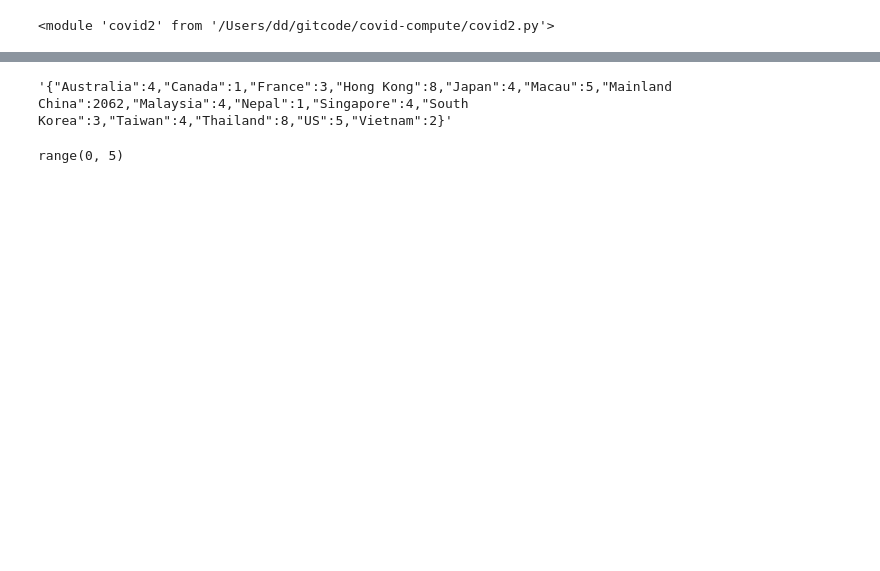
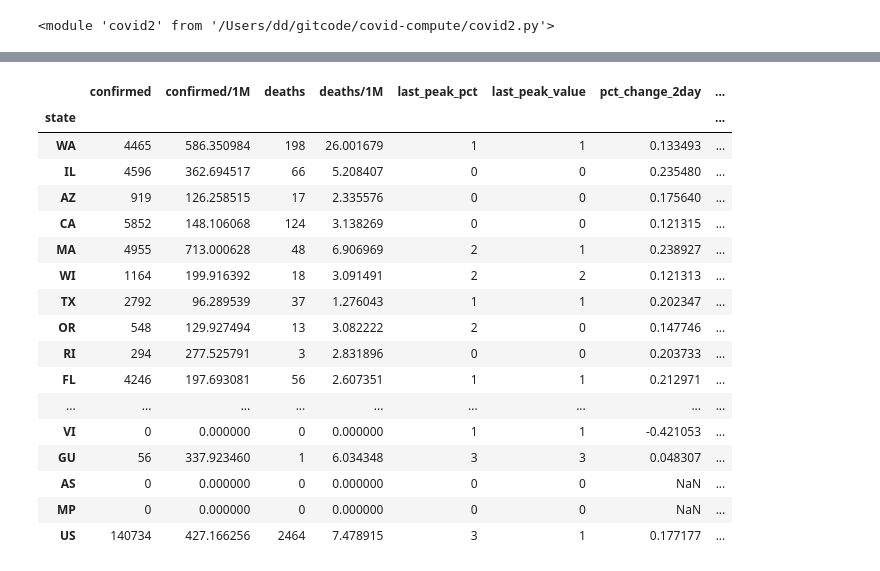
Before and after one commit to nearwalden/covid-compute, a Jupyter notebook: testing2.ipynb, the cells around one changed output, grey strips where cells are left out. Cells and saved outputs as stored; diff of their text form; code cells hidden in the pictures; blank space fills up the shorter version.

Commit message:
covid2 working

```diff
--- a/testing2.ipynb
+++ b/testing2.ipynb
@@ -21,8 +30,0 @@ a = covid2.load_file("~/gitcode/", d)
-# %%
-covid2.summarize_countries(a).to_json()
-# %% [output]
-'{"Australia":4,"Canada":1,"France":3,"Hong Kong":8,"Japan":4,"Macau":5,"Mainland China":2062,"Malaysia":4,"Nepal":1,"Singapore":4,"South Korea":3,"Taiwan":4,"Thailand":8,"US":5,"Vietnam":2}'
-# %%
-range (5)
-# %% [output]
-range(0, 5)
@@ -28,0 +35,23 @@ range(0, 5)
+# %%
+a = states.analyze()
+# %%
+a
+# %% [output]
+|  | confirmed | confirmed/1M | deaths | deaths/1M | last_peak_pct | last_peak_value | pct_change_2day | ... |
+| state |  |  |  |  |  |  |  | ... |
+| WA | 4465 | 586.350984 | 198 | 26.001679 | 1 | 1 | 0.133493 | ... |
+| IL | 4596 | 362.694517 | 66 | 5.208407 | 0 | 0 | 0.235480 | ... |
+| AZ | 919 | 126.258515 | 17 | 2.335576 | 0 | 0 | 0.175640 | ... |
+| CA | 5852 | 148.106068 | 124 | 3.138269 | 0 | 0 | 0.121315 | ... |
+| MA | 4955 | 713.000628 | 48 | 6.906969 | 2 | 1 | 0.238927 | ... |
+| WI | 1164 | 199.916392 | 18 | 3.091491 | 2 | 2 | 0.121313 | ... |
+| TX | 2792 | 96.289539 | 37 | 1.276043 | 1 | 1 | 0.202347 | ... |
+| OR | 548 | 129.927494 | 13 | 3.082222 | 2 | 0 | 0.147746 | ... |
+| RI | 294 | 277.525791 | 3 | 2.831896 | 0 | 0 | 0.203733 | ... |
+| FL | 4246 | 197.693081 | 56 | 2.607351 | 1 | 1 | 0.212971 | ... |
+| ... | ... | ... | ... | ... | ... | ... | ... | ... |
+| VI | 0 | 0.000000 | 0 | 0.000000 | 1 | 1 | -0.421053 | ... |
+| GU | 56 | 337.923460 | 1 | 6.034348 | 3 | 3 | 0.048307 | ... |
+| AS | 0 | 0.000000 | 0 | 0.000000 | 0 | 0 | NaN | ... |
+| MP | 0 | 0.000000 | 0 | 0.000000 | 0 | 0 | NaN | ... |
+| US | 140734 | 427.166256 | 2464 | 7.478915 | 3 | 1 | 0.177177 | ... |
```
Also changed, not shown: parts of 14 cells of this notebook, 14 other files.
